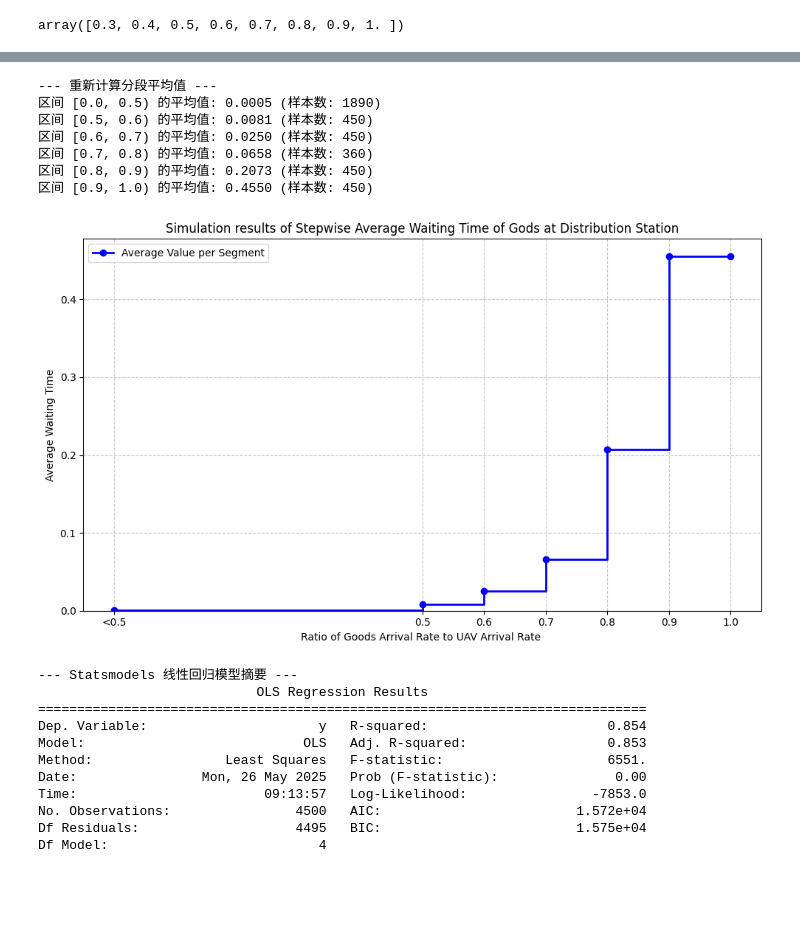
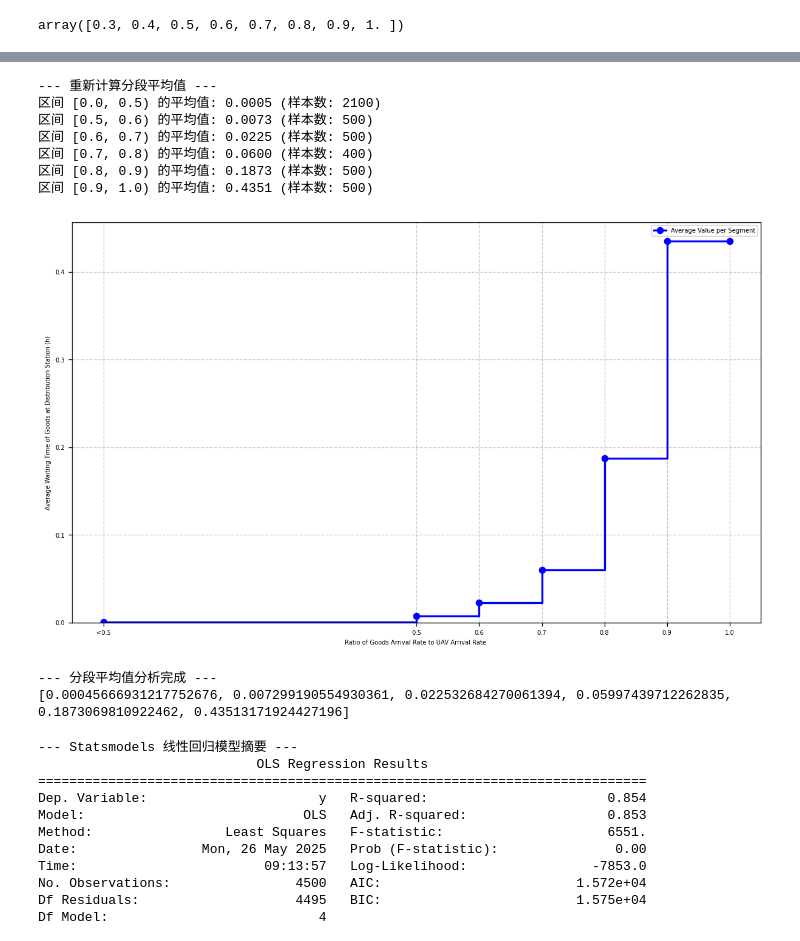
Before and after one commit to miluosi/uav-simulation, a Jupyter notebook: uavsimulation.ipynb, the cells around one changed output, grey strips where cells are left out. Drawn from its saved outputs; the diff is of its cells as text; code cells hidden in the pictures; blank space fills up the shorter version.

```diff
--- a/uavsimulation.ipynb
+++ b/uavsimulation.ipynb
@@ -1200,4 +1566,0 @@ import torch
-# %%
-for i, num in enumerate(np.linspace(0.2, 1, 9)):
-    print(f"i = {num}, R^2 = {r2list[i]}, k = {klist[i]}, Intercept = {interceptlist[i]}")
-    print(i)
@@ -1311,7 +1566,0 @@ Processing i = 1.0
-# %%
-for num,i in enumerate(np.linspace(0.2, 1, 9)):
-    print(f"Processing i = {np.round(i,1)}")
-    # Assuming these files exist in your directory
-    p1 = np.load(f'dbm1_{np.round(i,1)}.npz')
-    waitlist = p1['uavwaitinglist'].reshape(500, )
-    sns.histplot(x=waitlist, bins=50, kde=True)
@@ -1329,8 +1566,0 @@ Processing i = 1.0
-# %%
-import seaborn as sns
-for num,i in enumerate(np.linspace(0.2, 1, 9)):
-    print(f"Processing i = {np.round(i,1)}")
-    # Assuming these files exist in your directory
-    p1 = np.load(f'dbm1_{np.round(i,1)}.npz')
-    waitlist = p1['db1mlist'].reshape(500, )
-    sns.histplot(x=waitlist, bins=50, kde=True)
@@ -1668,14 +1678,16 @@ bins = [0.0, 0.5, 0.6, 0.7, 0.8, 0.9, 1.0]
 
 print("--- 重新计算分段平均值 ---")
 
-# 存储每个区间的平均值和对应的区间标签
+
+
+
 plot_x_values = [] # 用于阶梯图的X坐标 (区间的右边界)
 plot_y_values = [] # 用于阶梯图的Y坐标 (区间的平均值)
 segment_labels = [] # 用于打印输出
 
 # 将数据按第一列排序 (虽然对于平均值计算不是必须，但对理解数据有帮助)
 X_combined_w_y_sorted = X_combined_w_y[X_combined_w_y[:, 0].argsort()]
-
+current_meanlist = []
 for i in range(len(bins) - 1):
     lower_bound = bins[i]
     upper_bound = bins[i+1]
@@ -1695,6 +1707,7 @@ for i in range(len(bins) - 1):
 
     if subset_data.shape[0] > 0:
         current_mean = subset_data[:, -1].mean()
+        current_meanlist.append(current_mean)
         plot_x_values.append(upper_bound) # X轴使用区间的右边界
         plot_y_values.append(current_mean)
         segment_labels.append(f"[{lower_bound:.1f}, {upper_bound:.1f})")
@@ -1702,54 +1715,52 @@ for i in range(len(bins) - 1):
     else:
         # 如果某个区间没有数据，可以在图上显示为0或者留空，这里我们跳过，不画这个点
         print(f"区间 [{lower_bound:.1f}, {upper_bound:.1f}) 无数据。")
 
 # --- 绘制阶梯图 ---
 plt.figure(figsize=(10, 6))
 
-# 使用 plt.step 绘制阶梯图
-# `where='post'` 意味着水平线段在 x 值的左侧开始，并在 x 处结束
-# 或者 `where='pre'` 意味着水平线段在 x 处开始，并在下一个 x 处结束
-# 我们这里让水平线段从区间的开始一直画到区间的结束 (下一个 x 值)，所以用 'pre'
-# 但为了图示清晰，X轴标签我们用区间的右边界
-# 为了让0.0开始有值，我们需要在 plot_x_values 和 plot_y_values 前面插入一个起始点
-# 假设 0.0-0.5 的平均值从 0.0 开始
+
+
+
 x_for_plot = [bins[0]] + plot_x_values[:-1] # 从第一个bin的下界开始
 y_for_plot = plot_y_values
 
 # 添加最后一个点，以完成最后一个阶梯
 x_for_plot.append(bins[-1])
 y_for_plot.append(plot_y_values[-1])
 
 
 plt.step(x_for_plot, y_for_plot, where='post', color='blue', linestyle='-', linewidth=2, marker='o', markersize=6, label='Average Value per Segment')
 
 # 添加标签和标题
 plt.xlabel('Ratio of Goods Arrival Rate to UAV Arrival Rate ')
-plt.ylabel('Average Waiting Time')
-plt.title('Simulation results of Stepwise Average Waiting Time of Gods at Distribution Station')
+plt.ylabel('Average Waiting Time of Goods at Distribution Station (h)')
+# plt.title('Simulation results of Stepwise Average Waiting Time of Gods at Distribution Station')
 plt.grid(True, linestyle='--', alpha=0.7)
 
-# 自定义X轴刻度标签，使其更清晰地对应区间
-# 通常在阶梯图上，X轴刻度是每个区间的边界
-# 这里我们用区间的右边界作为刻度，并稍微偏移标签
+
+
+
 plt.xticks(bins, [f'<{bins[1]:.1f}'] + [f'{b:.1f}' for b in bins[1:]])
-# 或者更直接地，手动设置刻度位置和标签
-# tick_positions = [0.25, 0.55, 0.65, 0.75, 0.85, 0.95]
-# tick_labels = ['0.0-0.5', '0.5-0.6', '0.6-0.7', '0.7-0.8', '0.8-0.9', '0.9-1.0']
-# plt.xticks(tick_positions, tick_labels, rotation=45, ha='right')
 
-# 确保 Y 轴从 0 开始
+
+
+
 plt.ylim(bottom=0)
 
 plt.legend()
 plt.tight_layout()
 plt.show()
+print("\n--- 分段平均值分析完成 ---")
+print(current_meanlist)
 # %% [output]
 --- 重新计算分段平均值 ---
-区间 [0.0, 0.5) 的平均值: 0.0005 (样本数: 1890)
-区间 [0.5, 0.6) 的平均值: 0.0081 (样本数: 450)
-区间 [0.6, 0.7) 的平均值: 0.0250 (样本数: 450)
-区间 [0.7, 0.8) 的平均值: 0.0658 (样本数: 360)
-区间 [0.8, 0.9) 的平均值: 0.2073 (样本数: 450)
-区间 [0.9, 1.0) 的平均值: 0.4550 (样本数: 450)
+区间 [0.0, 0.5) 的平均值: 0.0005 (样本数: 2100)
+区间 [0.5, 0.6) 的平均值: 0.0073 (样本数: 500)
+区间 [0.6, 0.7) 的平均值: 0.0225 (样本数: 500)
+区间 [0.7, 0.8) 的平均值: 0.0600 (样本数: 400)
+区间 [0.8, 0.9) 的平均值: 0.1873 (样本数: 500)
+区间 [0.9, 1.0) 的平均值: 0.4351 (样本数: 500)
-[figure, old version]
+[figure, new version]
+--- 分段平均值分析完成 ---
+[0.00045666931217752676, 0.007299190554930361, 0.022532684270061394, 0.05997439712262835, 0.1873069810922462, 0.43513171924427196]
```
Also changed, not shown: parts of 50 cells of this notebook, 3 other files.
